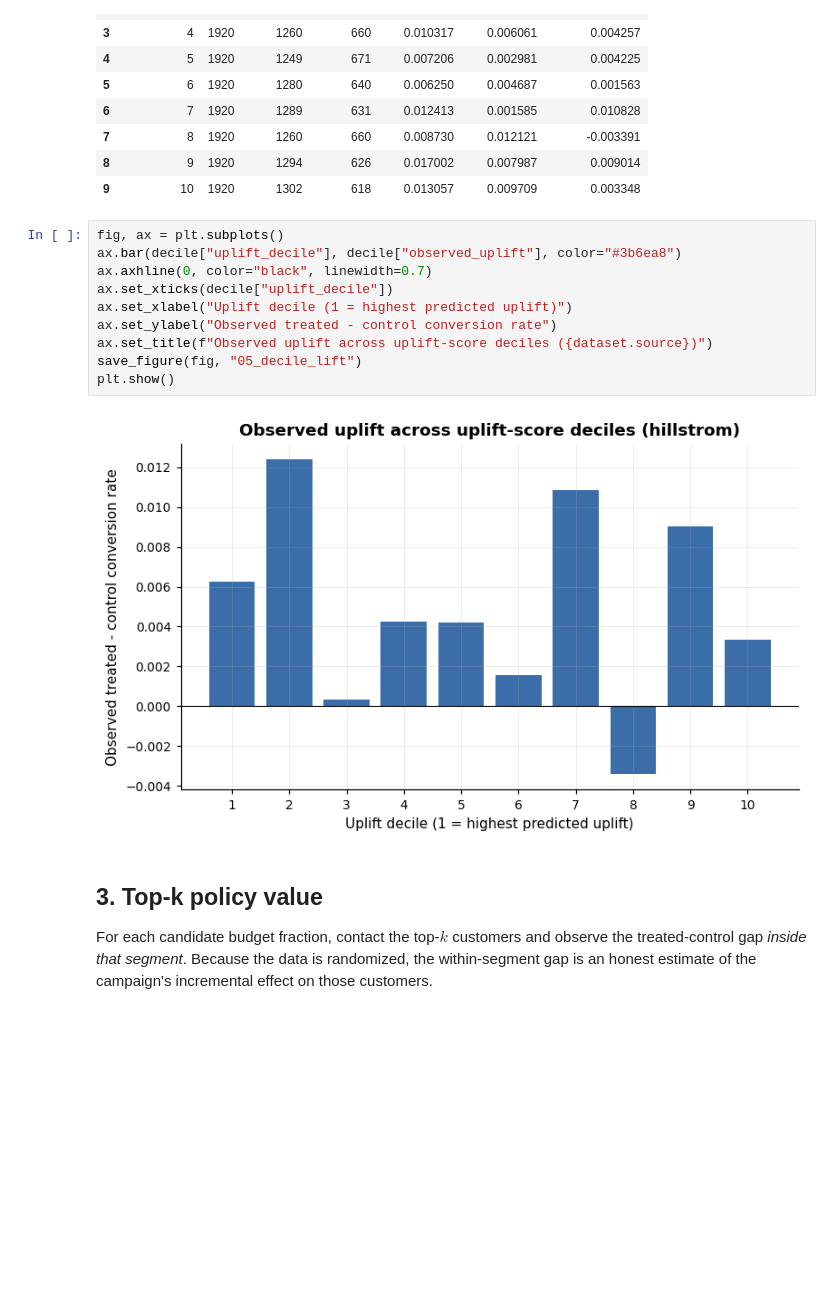
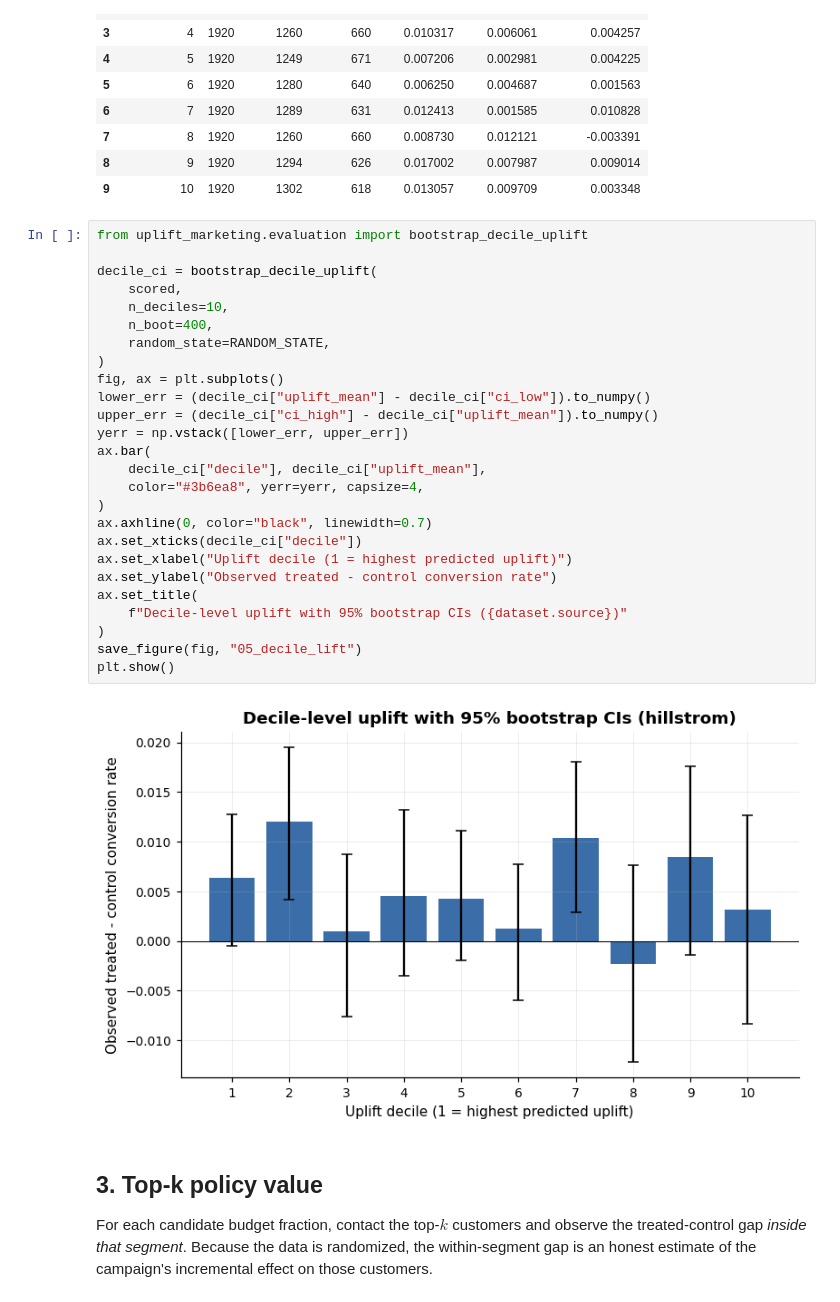
Before and after one commit to DiogoRibeiro7/causal-uplift-marketing-campaign, a Jupyter notebook: notebooks/05_qini_gain_and_policy_evaluation.ipynb, the cells around one changed output. Saved outputs shown, nothing was run; the diff lists cells and outputs as text; blank space fills up the shorter version.

Commit message:
feat: AUUC, normalized Qini, bootstrap CIs, subgroup uplift

```diff
--- a/notebooks/05_qini_gain_and_policy_evaluation.ipynb
+++ b/notebooks/05_qini_gain_and_policy_evaluation.ipynb
@@ -124,17 +158,33 @@ decile
 | 8 | 9 | 1920 | 1294 | 626 | 0.017002 | 0.007987 | 0.009014 |
 | 9 | 10 | 1920 | 1302 | 618 | 0.013057 | 0.009709 | 0.003348 |
 # %%
+from uplift_marketing.evaluation import bootstrap_decile_uplift
+
+decile_ci = bootstrap_decile_uplift(
+    scored,
+    n_deciles=10,
+    n_boot=400,
+    random_state=RANDOM_STATE,
+)
 fig, ax = plt.subplots()
-ax.bar(decile["uplift_decile"], decile["observed_uplift"], color="#3b6ea8")
+lower_err = (decile_ci["uplift_mean"] - decile_ci["ci_low"]).to_numpy()
+upper_err = (decile_ci["ci_high"] - decile_ci["uplift_mean"]).to_numpy()
+yerr = np.vstack([lower_err, upper_err])
+ax.bar(
+    decile_ci["decile"], decile_ci["uplift_mean"],
+    color="#3b6ea8", yerr=yerr, capsize=4,
+)
 ax.axhline(0, color="black", linewidth=0.7)
-ax.set_xticks(decile["uplift_decile"])
+ax.set_xticks(decile_ci["decile"])
 ax.set_xlabel("Uplift decile (1 = highest predicted uplift)")
 ax.set_ylabel("Observed treated - control conversion rate")
-ax.set_title(f"Observed uplift across uplift-score deciles ({dataset.source})")
+ax.set_title(
+    f"Decile-level uplift with 95% bootstrap CIs ({dataset.source})"
+)
 save_figure(fig, "05_decile_lift")
 plt.show()
 # %% [output]
-[figure, old version]
+[figure, new version]
 # %% [markdown]
 ## 3. Top-k policy value
 
```
Also changed, not shown: parts of 4 cells of this notebook, 6 other files.
